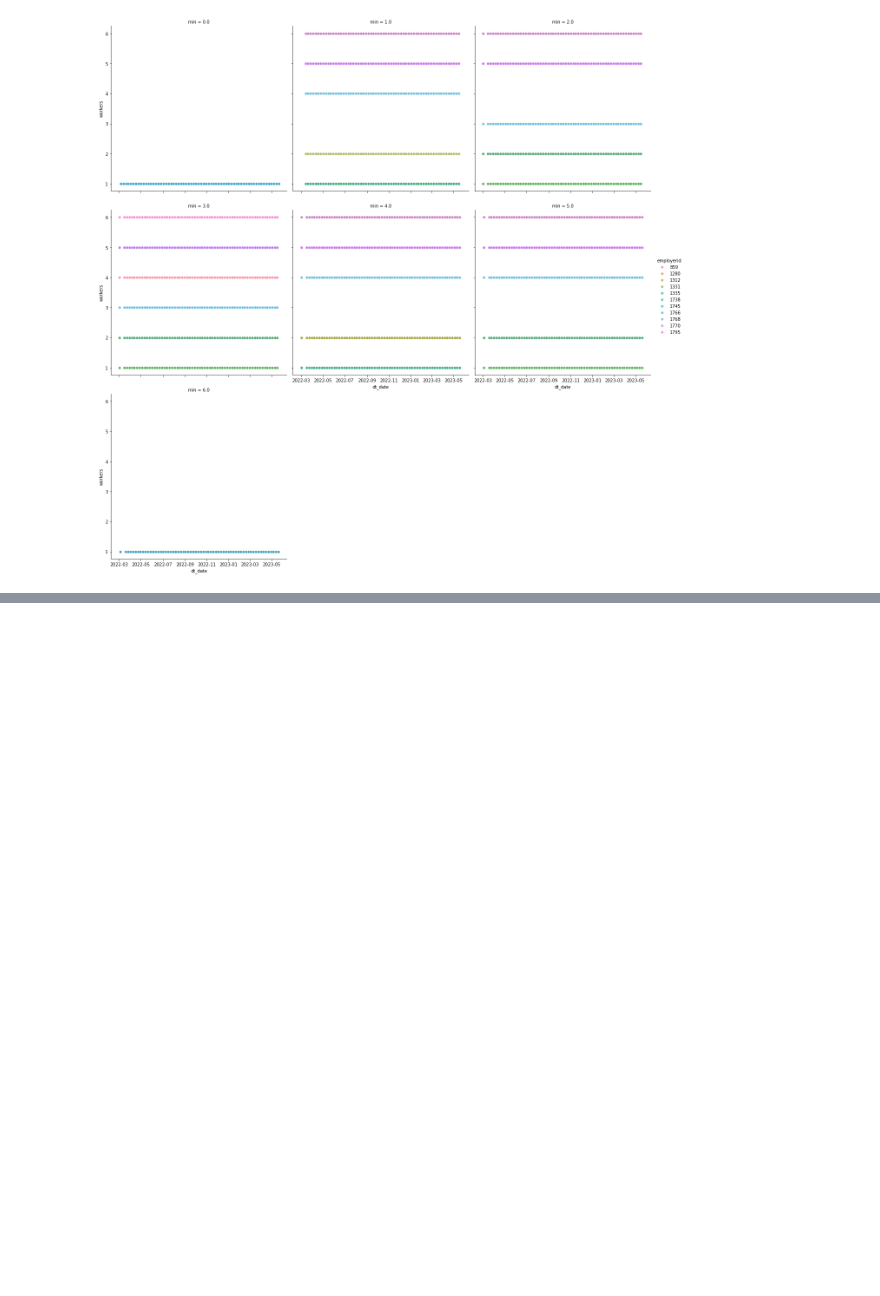
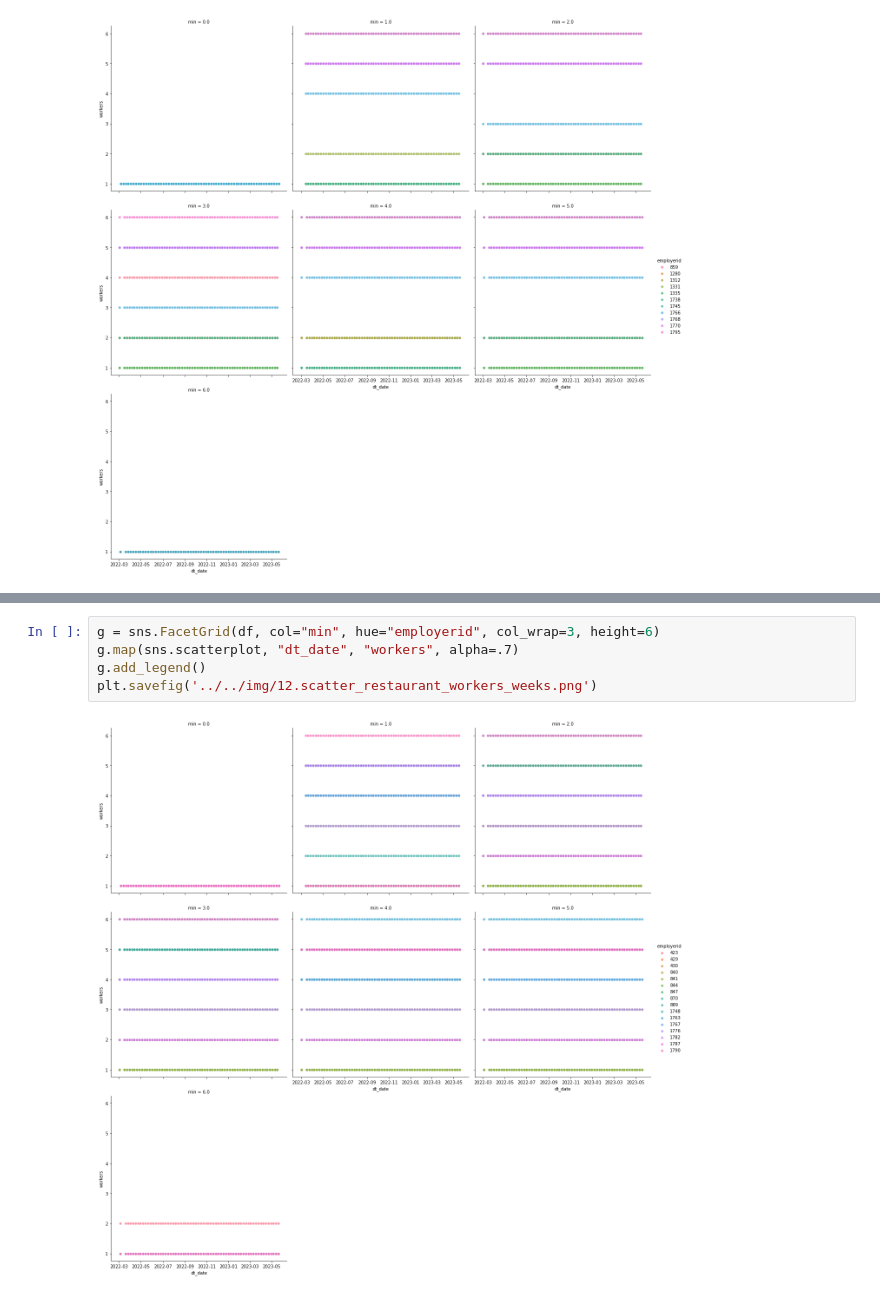
Before and after one commit to blukitas/Viz_2022_Grupo_4, a Jupyter notebook: docker/Notebooks/12.participant_job.ipynb, the cells around one changed output, grey strips where cells are left out. Drawn from its saved outputs; the diff is of its cells as text; blank space fills up the shorter version.

```diff
--- a/docker/Notebooks/12.participant_job.ipynb
+++ b/docker/Notebooks/12.participant_job.ipynb
@@ -227,0 +266,7 @@ plt.savefig('../../img/12.scatter_pub_workers_weeks.png')
+# %%
+g = sns.FacetGrid(df, col="min", hue="employerid", col_wrap=3, height=6)
+g.map(sns.scatterplot, "dt_date", "workers", alpha=.7)
+g.add_legend()
+plt.savefig('../../img/12.scatter_restaurant_workers_weeks.png')
+# %% [output]
+[figure, added]
```
Also changed, not shown: parts of 4 cells of this notebook, 1 other file.
